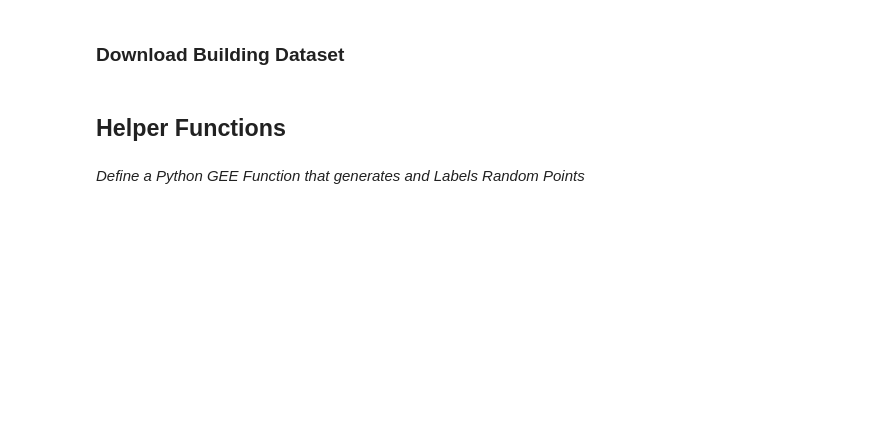
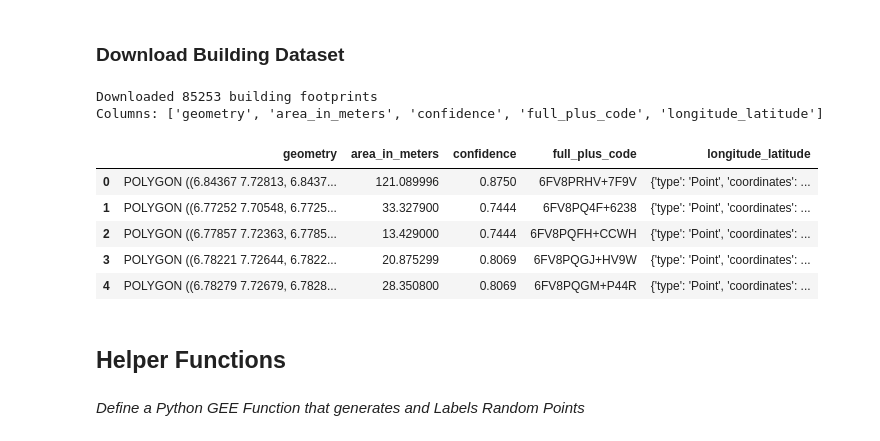
Before and after one commit to Abdallah2014/Flood_Mapping, a Jupyter notebook: notebook/main.ipynb, the cells around one changed output. Drawn from its saved outputs; the diff is of its cells as text; code cells hidden in the pictures; blank space fills up the shorter version.

```diff
--- a/notebook/main.ipynb
+++ b/notebook/main.ipynb
@@ -977,13 +1059,42 @@ aoi_map
 # %% [markdown]
 ### Download Building Dataset
-# %%
-# Load Building Dataset (Google Open Buildings)
-buildings = ee.FeatureCollection(
-    "GOOGLE/Research/open-buildings-temporal/v1"
-)
-
-# Clip buildings to AOI
-buildings_aoi = buildings.filterBounds(aoi_feature)
+# %%
+# Function to download Google Open Building footprints
+def download_buildings(extent=  ee.Feature | ee.Geometry):
+    """
+    Download Google Open Building footprints for a given area of interest.
+
+    Args:
+        extent: geometry or feature collection
+
+    Returns:
+        GeoDataFrame: Building footprints as a GeoPandas GeoDataFrame
+    """
+    # Load and filter building data
+    buildings = (ee.FeatureCollection("GOOGLE/Research/open-buildings/v3/polygons")
+                 .filterBounds(extent))
+
+    # Convert to GeoDataFrame
+    buildings_gdf = geemap.ee_to_gdf(buildings)
+
+    return buildings_gdf
+# %%
+# Download buildings for your AOI
+google_bdg_gdf = download_buildings(extent= aoi_geometry)
+
+# Check the result
+print(f"Downloaded {len(google_bdg_gdf)} building footprints")
+print(f"Columns: {google_bdg_gdf.columns.tolist()}")
+google_bdg_gdf.head()
+# %% [output]
+Downloaded 85253 building footprints
+Columns: ['geometry', 'area_in_meters', 'confidence', 'full_plus_code', 'longitude_latitude']
+|  | geometry | area_in_meters | confidence | full_plus_code | longitude_latitude |
+| 0 | POLYGON ((6.84367 7.72813, 6.8437... | 121.089996 | 0.8750 | 6FV8PRHV+7F9V | {'type': 'Point', 'coordinates': ... |
+| 1 | POLYGON ((6.77252 7.70548, 6.7725... | 33.327900 | 0.7444 | 6FV8PQ4F+6238 | {'type': 'Point', 'coordinates': ... |
+| 2 | POLYGON ((6.77857 7.72363, 6.7785... | 13.429000 | 0.7444 | 6FV8PQFH+CCWH | {'type': 'Point', 'coordinates': ... |
+| 3 | POLYGON ((6.78221 7.72644, 6.7822... | 20.875299 | 0.8069 | 6FV8PQGJ+HV9W | {'type': 'Point', 'coordinates': ... |
+| 4 | POLYGON ((6.78279 7.72679, 6.7828... | 28.350800 | 0.8069 | 6FV8PQGM+P44R | {'type': 'Point', 'coordinates': ... |
 # %% [markdown]
 ## Helper Functions
 # %% [markdown]
```
Also changed, not shown: parts of 29 cells of this notebook.
